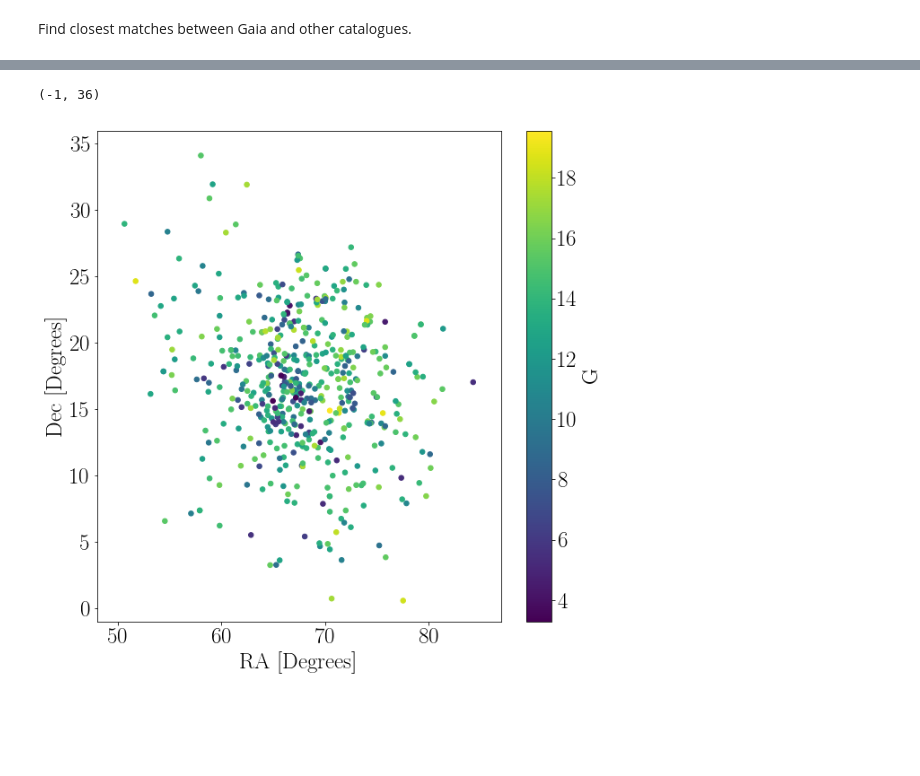
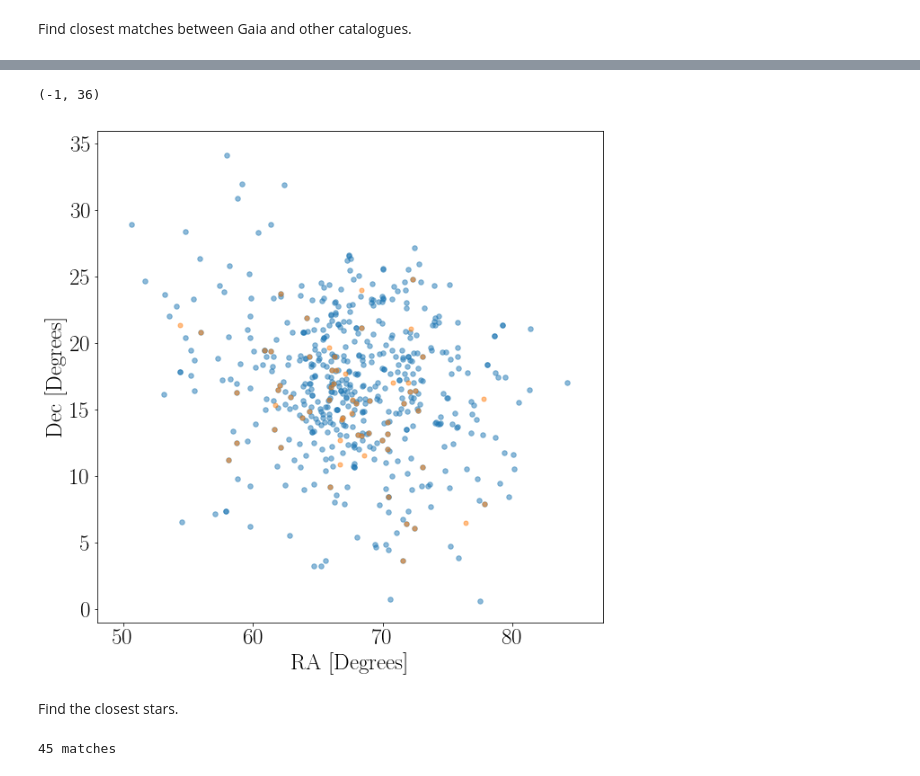
Before and after one commit to RuthAngus/stardate, a Jupyter notebook: code/Hyades.ipynb, the cells around one changed output, grey strips where cells are left out. Cells and saved outputs as stored; diff of their text form; code cells hidden in the pictures; blank space fills up the shorter version.

```diff
--- a/code/Hyades.ipynb
+++ b/code/Hyades.ipynb
@@ -194,13 +234,20 @@ douglas_match = pd.merge(hg_doug, )
 # %%
 f = .3
 width, height = (max(hg.RA_ICRS) - min(hg.RA_ICRS)), (max(hg.DE_ICRS) - min(hg.DE_ICRS))
 plt.figure(figsize=(width*f, height*f))
-plt.scatter(hg.RA_ICRS, hg.DE_ICRS, s=30, c=hg.Gmag)
+plt.scatter(hg.RA_ICRS, hg.DE_ICRS, s=30, zorder=0, alpha=.5)
+plt.scatter(delorme._RA, delorme._DE, s=25, zorder=1, alpha=.5)
 plt.xlabel("$\mathrm{RA~[Degrees]}$")
 plt.ylabel("$\mathrm{Dec~[Degrees]}$")
-plt.colorbar(label="$\mathrm{G}$")
 plt.xlim(48, 87)
 plt.ylim(-1, 36)
 # %% [output]
 (-1, 36)
-[figure, old version]
+[figure, new version]
+# %% [markdown]
+Find the closest stars.
+# %%
+distance, closest_ra, closest_dec, m = find_min_dist(delorme._RA, delorme._DE, hg.RA_ICRS, hg.DE_ICRS)
+print(sum(m), "matches")
+# %% [output]
+45 matches
```
Also changed, not shown: parts of 26 cells of this notebook.
